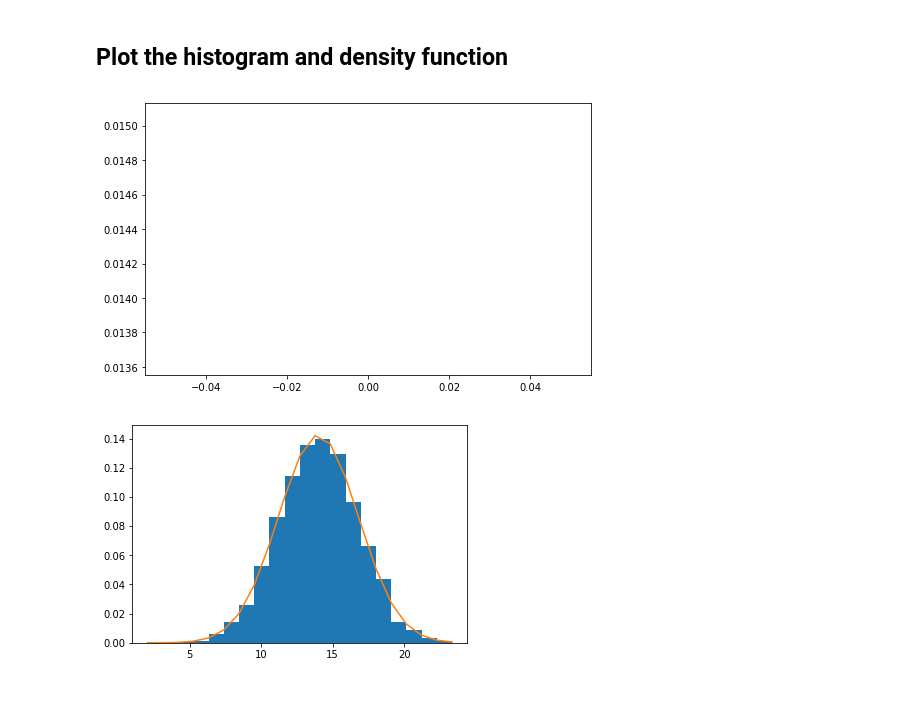
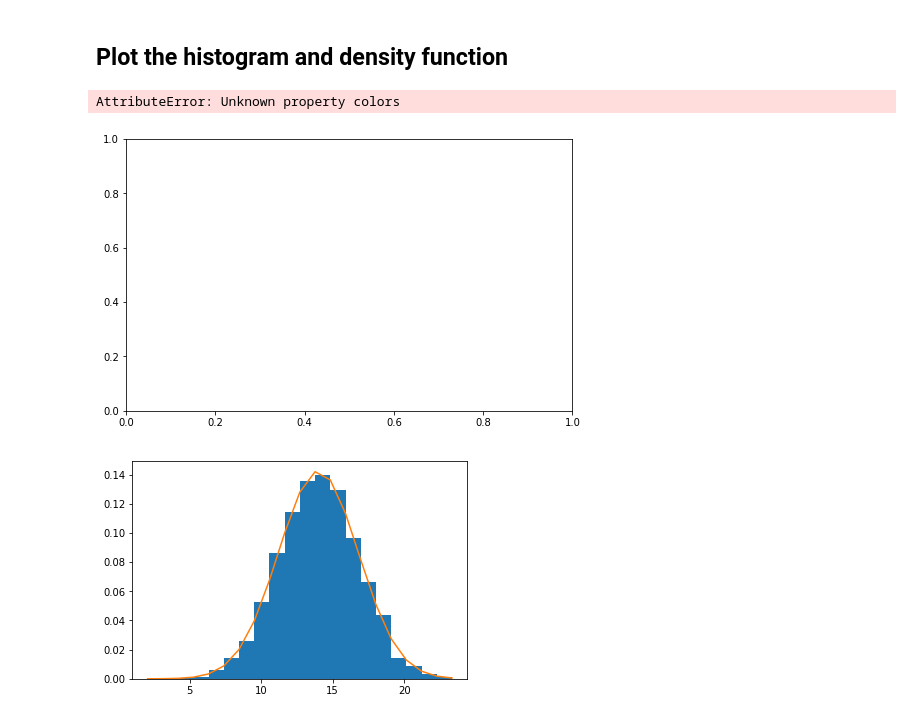
Before and after one commit to cjriggio/dsc-normal-distribution-lab-nyc-ds-career-042219, a Jupyter notebook: index.ipynb, the cells around one changed output. Cells and saved outputs as stored; diff of their text form; code cells hidden in the pictures.

```diff
--- a/index.ipynb
+++ b/index.ipynb
@@ -60,10 +60,11 @@ density
 # %%
 plt.figure(figsize=(8,5))
 #plt.hist(s, 20, density=True)
-plt.plot(density, col)
+#plt.plot(density, colors="green")
 plt.show();
 # %% [output]
+AttributeError: Unknown property colors
-[figure, old version]
+[figure, new version]
 # %%
 # Plot histogram along with the density function
 # %% [output]
```
